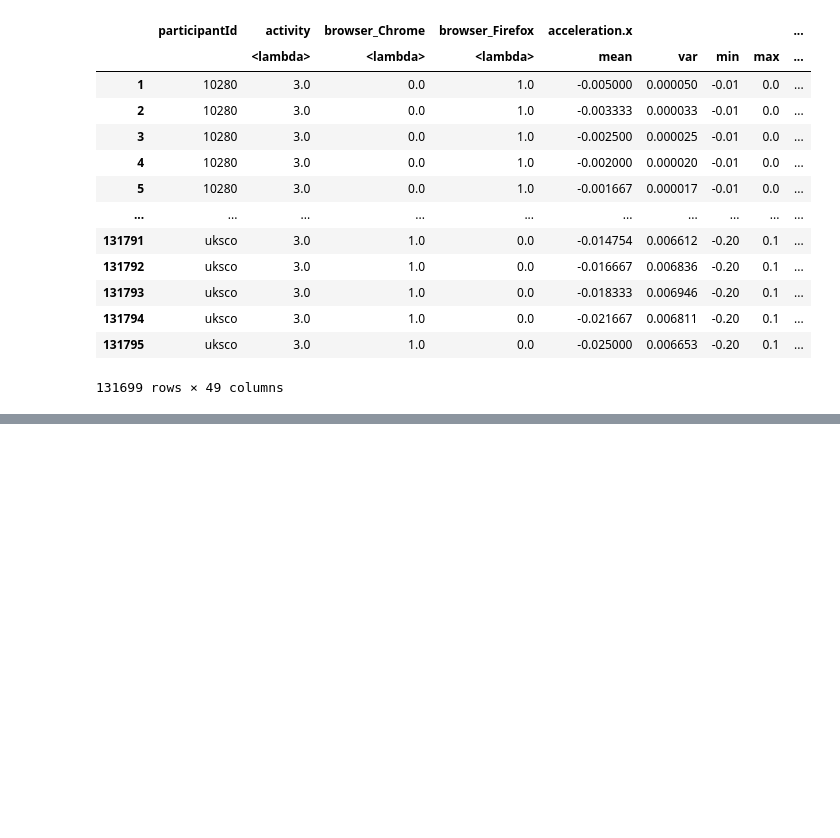
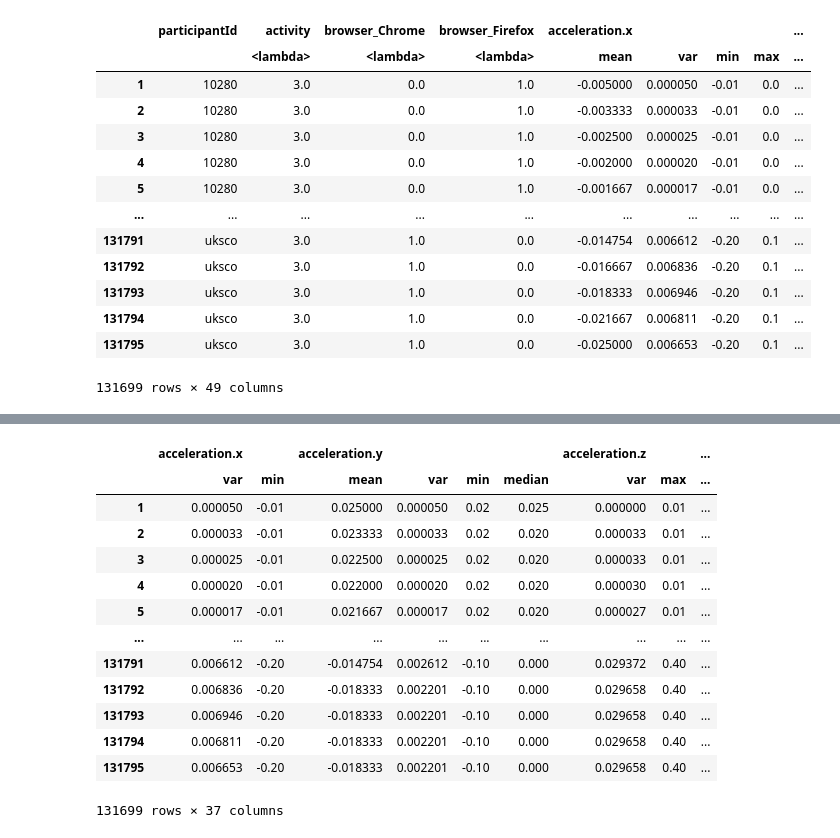
Before and after one commit to simon-a-schmitt/Human-Activity-Recognition, a Jupyter notebook: getfeatures.ipynb, the cells around one changed output, grey strips where cells are left out. Cells and saved outputs as stored; diff of their text form; code cells hidden in the pictures; blank space fills up the shorter version.

```diff
--- a/getfeatures.ipynb
+++ b/getfeatures.ipynb
@@ -202,0 +212,18 @@ scores.mean()
+# %%
+df6=pd.concat([df4[rfecv.get_feature_names_out(X.columns)],df4[("activity","<lambda>")]],axis=1)
+df6
+# %% [output]
+|  | acceleration.x |  | acceleration.y |  |  |  | acceleration.z |  | ... |
+|  | var | min | mean | var | min | median | var | max | ... |
+| 1 | 0.000050 | -0.01 | 0.025000 | 0.000050 | 0.02 | 0.025 | 0.000000 | 0.01 | ... |
+| 2 | 0.000033 | -0.01 | 0.023333 | 0.000033 | 0.02 | 0.020 | 0.000033 | 0.01 | ... |
+| 3 | 0.000025 | -0.01 | 0.022500 | 0.000025 | 0.02 | 0.020 | 0.000033 | 0.01 | ... |
+| 4 | 0.000020 | -0.01 | 0.022000 | 0.000020 | 0.02 | 0.020 | 0.000030 | 0.01 | ... |
+| 5 | 0.000017 | -0.01 | 0.021667 | 0.000017 | 0.02 | 0.020 | 0.000027 | 0.01 | ... |
+| ... | ... | ... | ... | ... | ... | ... | ... | ... | ... |
+| 131791 | 0.006612 | -0.20 | -0.014754 | 0.002612 | -0.10 | 0.000 | 0.029372 | 0.40 | ... |
+| 131792 | 0.006836 | -0.20 | -0.018333 | 0.002201 | -0.10 | 0.000 | 0.029658 | 0.40 | ... |
+| 131793 | 0.006946 | -0.20 | -0.018333 | 0.002201 | -0.10 | 0.000 | 0.029658 | 0.40 | ... |
+| 131794 | 0.006811 | -0.20 | -0.018333 | 0.002201 | -0.10 | 0.000 | 0.029658 | 0.40 | ... |
+| 131795 | 0.006653 | -0.20 | -0.018333 | 0.002201 | -0.10 | 0.000 | 0.029658 | 0.40 | ... |
+131699 rows × 37 columns
```
Also changed, not shown: parts of 10 cells of this notebook.
